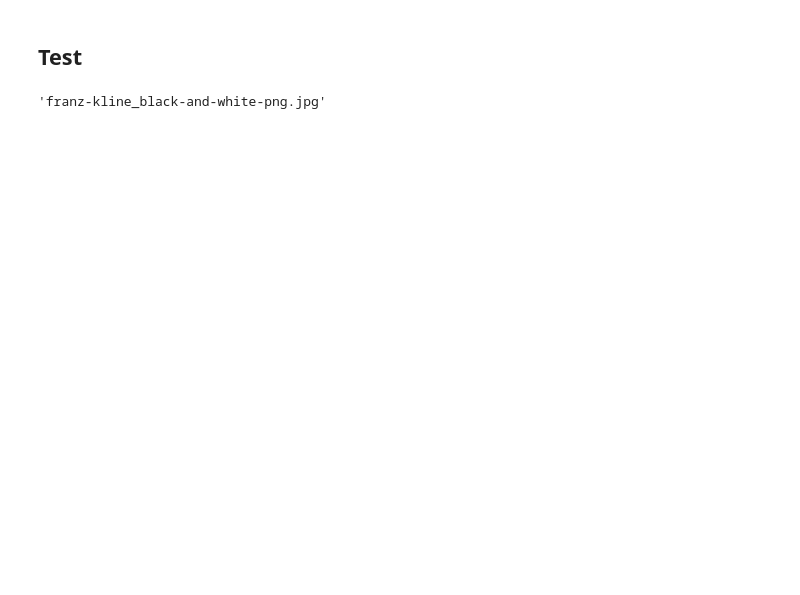
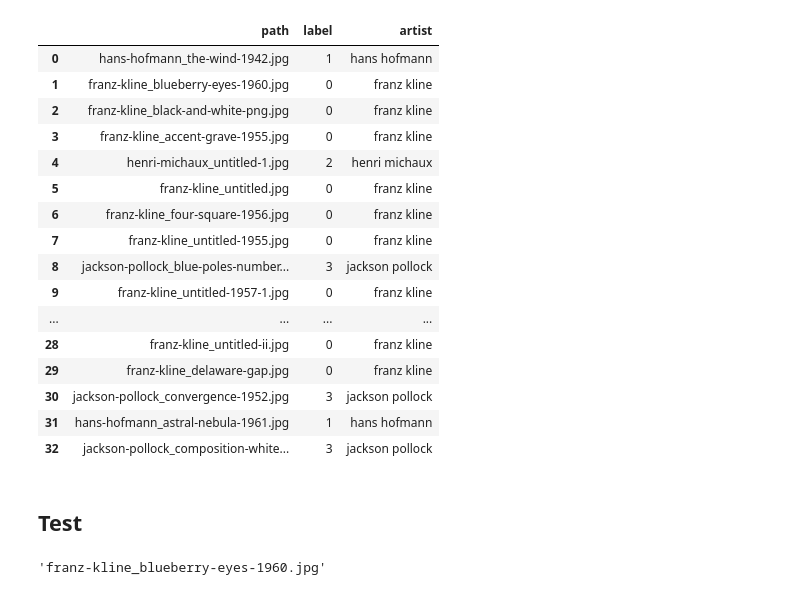
Before and after one commit to HubertStr/CNN_Painting_Recognition, a Jupyter notebook: extract_names.ipynb, the cells around one changed output. Cells and saved outputs as stored; diff of their text form; code cells hidden in the pictures; blank space fills up the shorter version.

```diff
--- a/extract_names.ipynb
+++ b/extract_names.ipynb
@@ -8,8 +9,31 @@ names_painters = []
 for x in file_names:
     names_painters.append(x.split('_')[0].replace('-', ' '))
 # %%
+le = LabelEncoder()
+
 overall_info = pd.DataFrame({
-    'path': [], 'artist': []
+    'path': [], 'label' : [], 'artist': []
 })
 overall_info['path'] = file_names
 overall_info['artist'] = names_painters
+overall_info['label'] = le.fit_transform(overall_info['artist'].values)
+# %%
+overall_info
+# %% [output]
+|  | path | label | artist |
+| 0 | hans-hofmann_the-wind-1942.jpg | 1 | hans hofmann |
+| 1 | franz-kline_blueberry-eyes-1960.jpg | 0 | franz kline |
+| 2 | franz-kline_black-and-white-png.jpg | 0 | franz kline |
+| 3 | franz-kline_accent-grave-1955.jpg | 0 | franz kline |
+| 4 | henri-michaux_untitled-1.jpg | 2 | henri michaux |
+| 5 | franz-kline_untitled.jpg | 0 | franz kline |
+| 6 | franz-kline_four-square-1956.jpg | 0 | franz kline |
+| 7 | franz-kline_untitled-1955.jpg | 0 | franz kline |
+| 8 | jackson-pollock_blue-poles-number... | 3 | jackson pollock |
+| 9 | franz-kline_untitled-1957-1.jpg | 0 | franz kline |
+| ... | ... | ... | ... |
+| 28 | franz-kline_untitled-ii.jpg | 0 | franz kline |
+| 29 | franz-kline_delaware-gap.jpg | 0 | franz kline |
+| 30 | jackson-pollock_convergence-1952.jpg | 3 | jackson pollock |
+| 31 | hans-hofmann_astral-nebula-1961.jpg | 1 | hans hofmann |
+| 32 | jackson-pollock_composition-white... | 3 | jackson pollock |
@@ -18,6 +46,6 @@ overall_info.to_csv("./output/path_artists.csv", index = False)
 # %% [markdown]
 ## Test
 # %%
-pd.read_csv('./output/path_artists.csv').iloc[1,0]
+pd.read_csv('./output/path_label.csv').iloc[1,0]
 # %% [output]
-'franz-kline_black-and-white-png.jpg'
+'franz-kline_blueberry-eyes-1960.jpg'
```
Also changed, not shown: parts of 5 cells of this notebook, 32 other files.
